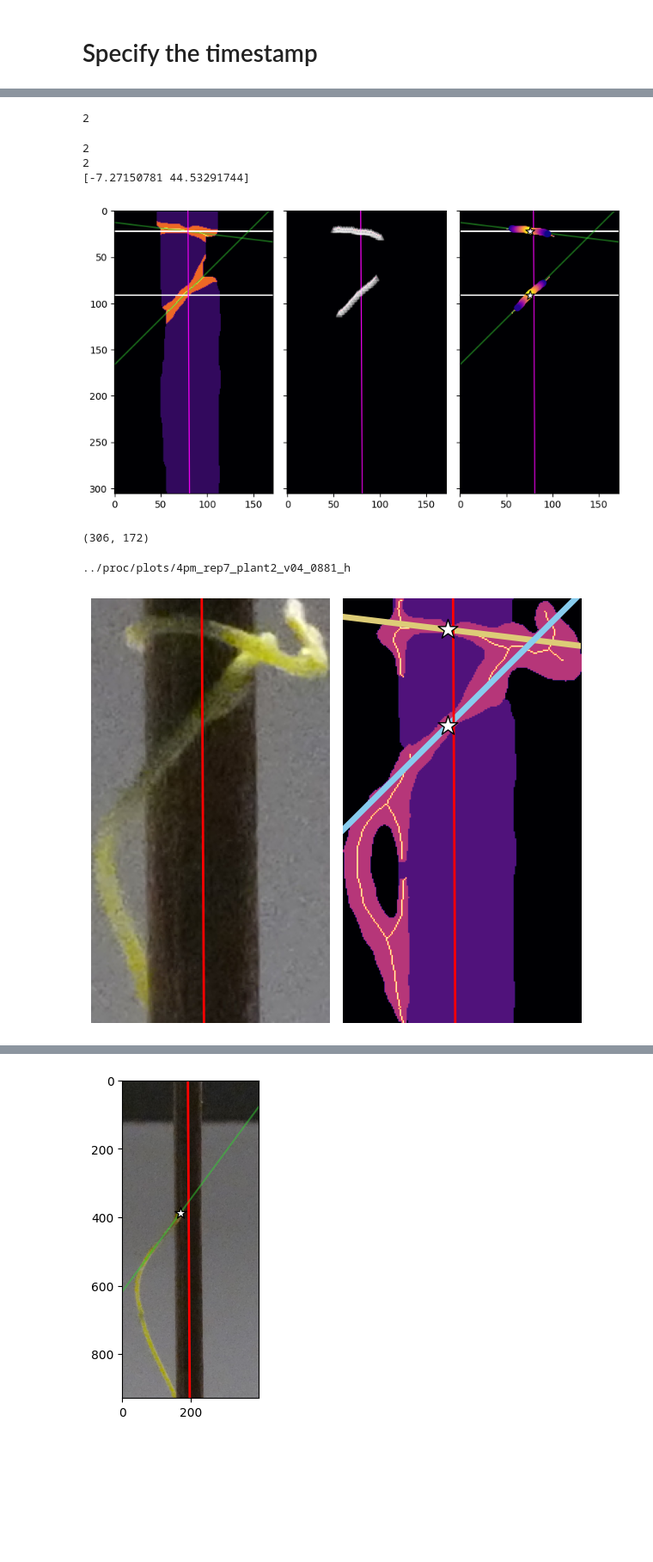
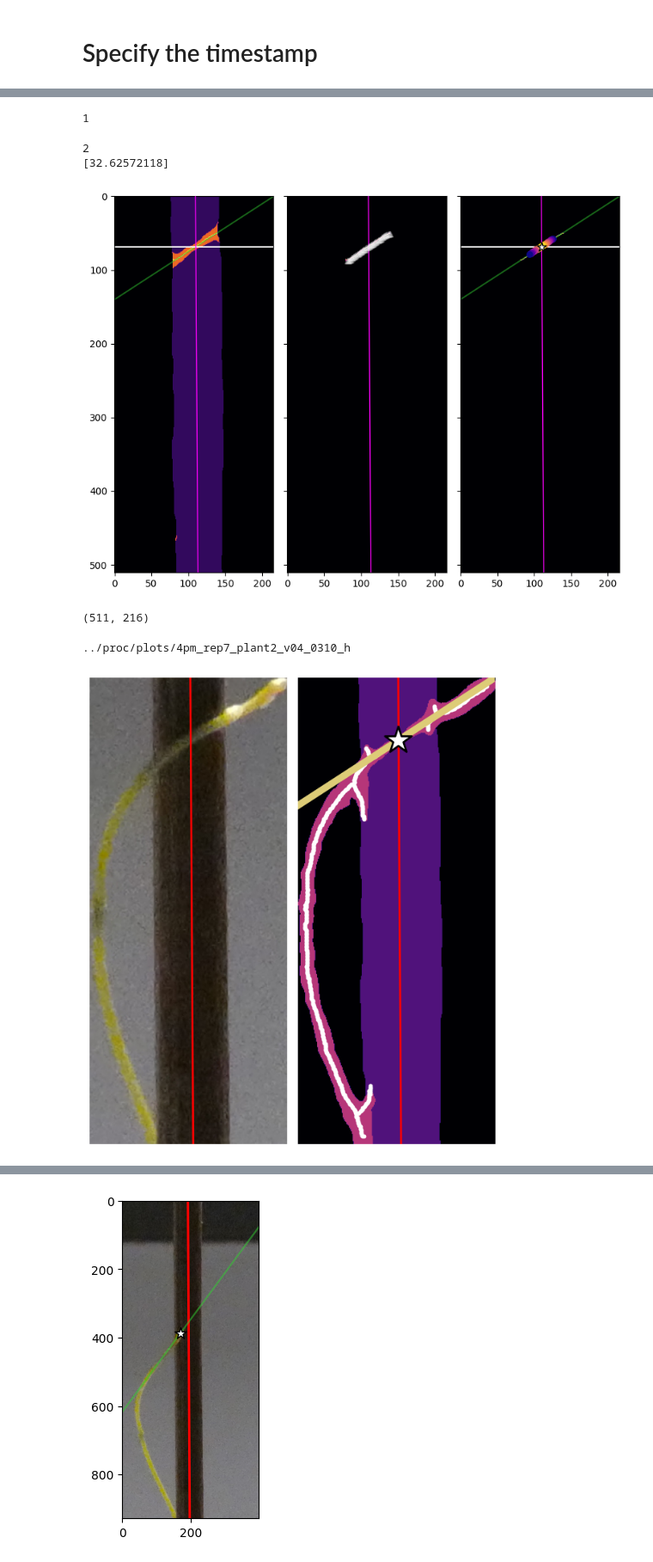
Before and after one commit to ejamezquita/cuscuta, a Jupyter notebook: jupyter/02_angle_tiff.ipynb, the cells around one changed output, grey strips where cells are left out. Shown at 86% size. Saved outputs shown, nothing was run; the diff lists cells and outputs as text; code cells hidden in the pictures; blank space fills up the shorter version.

```diff
--- a/jupyter/02_angle_tiff.ipynb
+++ b/jupyter/02_angle_tiff.ipynb
@@ -92,7 +92,7 @@ stick = [ np.s_[buffx[i]:tape[i]+buffx[i], peak[i]-buffy[i]:peak[i]+buffy[i]] fo
 # %% [markdown]
 # Specify the timestamp
 # %%
-idx = 880
+idx = 309
 print(filenames[anums[idx]])
 img = tf.imread(filenames[anums[idx]])
 skewer = (img == 40) | (img == 160) | (img == 240)
@@ -182,7 +177,7 @@ if (img.max() > 160) and (num > 0):
 else:
     coms = []
 # %% [output]
-2
+1
 # %%
 coefs = np.zeros((len(coms), 2))
 angle = np.zeros(len(coms))
@@ -203,8 +198,7 @@ for i in range(len(coms)):
 print(np.rad2deg(angle))
 # %% [output]
 2
-2
-[-7.27150781 44.53291744]
+[32.62572118]
 # %%
 fig, ax = plt.subplots(1,3,figsize=(8,8), sharex=True, sharey=True)
 ax = np.atleast_1d(ax).ravel()
@@ -232,7 +226,7 @@ for i in range(len(ax)):
 
 fig.tight_layout()
 # %% [output]
-[figure, old version]
+[figure, new version]
 # %%
 img0 = tf.imread(filenames[anums[idx]])
 img1 = tf.imread(filenames[anums[idx]])//40
@@ -242,33 +236,39 @@ print(img0.shape)
 
 rawname = '{}{} Inc Rep {}/{} Inc Rep {} ({}).JPG'.format(rsrc, time, rep, time, rep, nums[anums[idx]])
 raw = cv2.imread(rawname)
+coords = np.asarray(np.nonzero(img0 > 160))
 # %% [output]
-(306, 172)
+(511, 216)
 # %%
 colors = ['#ddcc77', '#88ccee', '#117733', '#aa4499', '#332288', '#44aa99']
 
 fig, ax = plt.subplots(1,2,figsize=(6,8), sharex=True, sharey=True)
 ax = np.atleast_1d(ax).ravel()
 
-ax[0].imshow(raw[pss[idx]][css[idx]][:,:,::-1], cmap='inferno', vmin=0, zorder = 2);
+ax[0].imshow(raw[pss[idx]][css[idx]][:,:,::-1], cmap='inferno', vmin=0);
 ax[1].imshow(img1, cmap='magma', vmin=0, vmax = 4, zorder = 2);
+ax[1].scatter(coords[1], coords[0], c='white', zorder=3, s=10)
+
+#for i in range(len(coms)):
+#    ax[0].axline(xy1 = (coms[i,1], coms[i,0]), slope = coefs[i,1], c=colors[i], alpha=0.25, lw=7, zorder=4)
+#    ax[0].scatter(*np.flip(coms[i]), c='w', s=800, marker='*', zorder=11, edgecolor='k', linewidths=2, alpha=0.25)
 
 for i in range(len(coms)):
-    ax[1].axline(xy1 = (coms[i,1], coms[i,0]), slope = coefs[i,1], c=colors[i], alpha=1, lw=5)
-    ax[1].scatter(*np.flip(coms[i]), c='w', s=300, marker='*', zorder=11, edgecolor='k')
+    ax[1].axline(xy1 = (coms[i,1], coms[i,0]), slope = coefs[i,1], c=colors[i], alpha=1, lw=7, zorder=4)
+    ax[1].scatter(*np.flip(coms[i]), c='w', s=800, marker='*', zorder=11, edgecolor='k', linewidths=2)
 
 for i in range(len(ax)):
     ax[i].plot(ll[idx],xx[idx], color='r', lw=2, zorder=3);
     ax[i].axis('off')
 
 fig.tight_layout()
 
 filename = '{}{}_rep{}_plant{}_v04_{:04d}_h'.format(dst,time,rep,pidx,nums[anums[idx]])
 print(filename)
 plt.savefig(filename + '.jpg', format='jpg', dpi=200, pil_kwargs={'optimize':True}, bbox_inches='tight')
 # %% [output]
-../proc/plots/4pm_rep7_plant2_v04_0881_h
+../proc/plots/4pm_rep7_plant2_v04_0310_h
-[figure, old version]
+[figure, new version]
 # %%
 linex = lines[idx, stick[idx][0]] - peak[idx] + buffy[idx]
 liney = xvals[stick[idx][0]] - buffx[idx]
```
Also changed, not shown: parts of 7 cells of this notebook, 12 other files.
